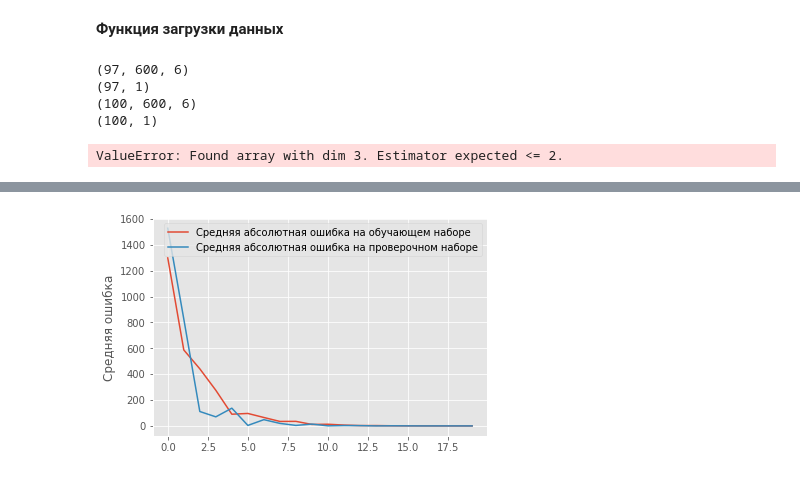
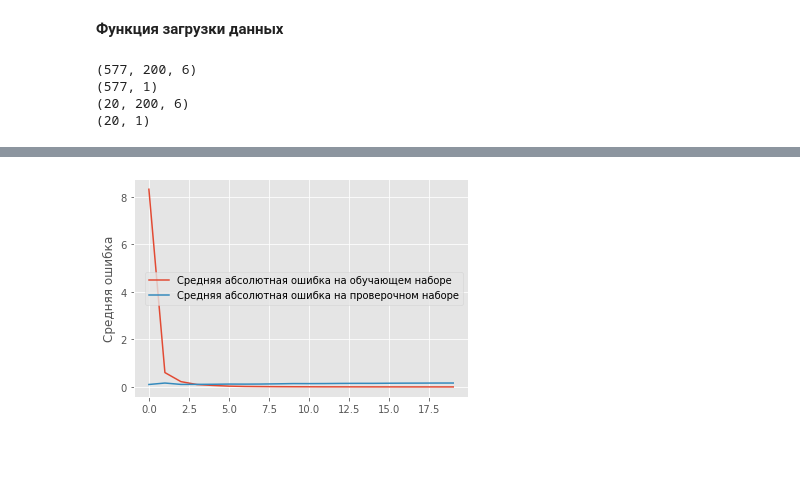
Before and after one commit to fazalpge/Forecast, a Jupyter notebook: pythonProject/Forecast_nuberline_6.ipynb, the cells around one changed output, grey strips where cells are left out. Cells and saved outputs as stored; diff of their text form; code cells hidden in the pictures; blank space fills up the shorter version.

```diff
--- a/pythonProject/Forecast_nuberline_6.ipynb
+++ b/pythonProject/Forecast_nuberline_6.ipynb
@@ -205,13 +205,13 @@ def showCorr(channels, corrSteps, predVal, yValUnscaled):
 # %%
 con_test = np.array(range(0,6000,1)).reshape(1000,6)
 #Формируем параметры загрузки данных
-xLen = 600 #Анализируем по 300 прошедшим точкам
+xLen = 200 #Анализируем по 300 прошедшим точкам
 stepsForward = 1 #Предсказываем на 1 шаг вперёд
 xChannels = range(con.shape[1]) #Используемвсе входные каналы
 yChannels = [0] #Предказываем только open канал
 xNormalization = 1 #Нормируем входные каналы стандартным распределением
 yNormalization = 1#Нормируем выходные каналы стандартным распределением
-valLen = 100 #Используем 30.000 записей для проверки0
+valLen = 20 #Используем 30.000 записей для проверки0
 returnFlatten = 0 #Вернуть одномерные вечеторы
 convertToDerivative = 0 #Не превращать в производную
 
@@ -225,21 +225,19 @@ print(yTrain.shape)
 print(xVal.shape)
 print(yVal.shape)
 # %% [output]
-(97, 600, 6)
-(97, 1)
-(100, 600, 6)
-(100, 1)
+(577, 200, 6)
+(577, 1)
+(20, 200, 6)
+(20, 1)
 # %%
-con_test
-#con
-xScaler.inverse_transform(xTrain)
+# con_test
+# #con
+# xScaler.inverse_transform(xTrain)
-# %% [output]
-ValueError: Found array with dim 3. Estimator expected <= 2.
 # %%
 modelC = Sequential()
-modelC.add(Conv1D(600, 6, input_shape = (xTrain.shape[1], xTrain.shape[2]), activation="linear"))
+modelC.add(Conv1D(700, 6, input_shape = (xTrain.shape[1], xTrain.shape[2]), activation="linear"))
 modelC.add(Flatten())
-modelC.add(Dense(600, activation="linear"))
+modelC.add(Dense(100, activation="linear"))
 modelC.add(Dense(yTrain.shape[1], activation="linear"))
 
 
@@ -280,4 +278,4 @@ Epoch 20/20
-[figure, old version]
+[figure, new version]
 # %%
 #Прогнозируем данные текущей сетью
 currModel = modelC
```
Also changed, not shown: parts of 7 cells of this notebook.
